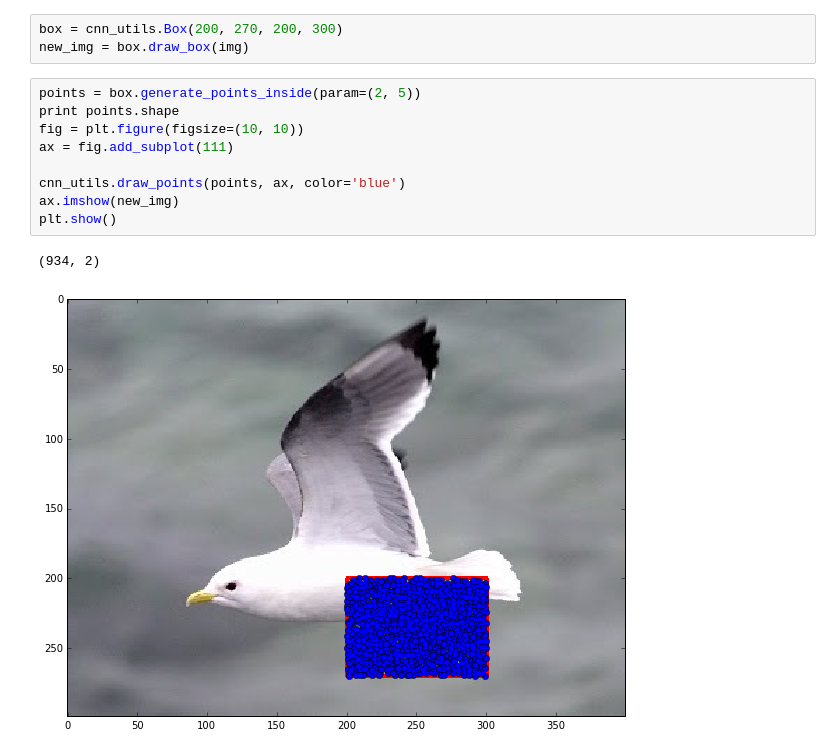
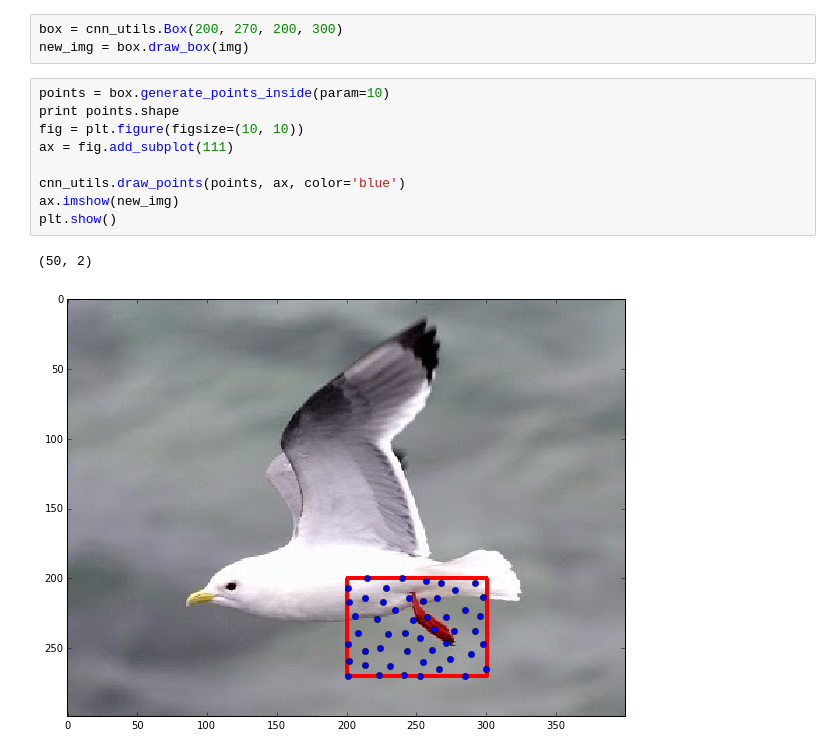
Before and after one commit to yassersouri/fast-bird-part-localization, a Jupyter notebook: experiments.ipynb, the cells around one changed output. Saved outputs shown, nothing was run; the diff lists cells and outputs as text.

Commit message:
change params for poisson_disk point generation policy

```diff
--- a/experiments.ipynb
+++ b/experiments.ipynb
@@ -78,14 +78,14 @@ dh.ffeats.shape
 box = cnn_utils.Box(200, 270, 200, 300)
 new_img = box.draw_box(img)
 # %%
-points = box.generate_points_inside(param=(2, 5))
+points = box.generate_points_inside(param=10)
 print points.shape
 fig = plt.figure(figsize=(10, 10))
 ax = fig.add_subplot(111)
 
 cnn_utils.draw_points(points, ax, color='blue')
 ax.imshow(new_img)
 plt.show()
 # %% [output]
-(934, 2)
+(50, 2)
-[figure, old version]
+[figure, new version]
```
Also changed, not shown: 1 other file.
